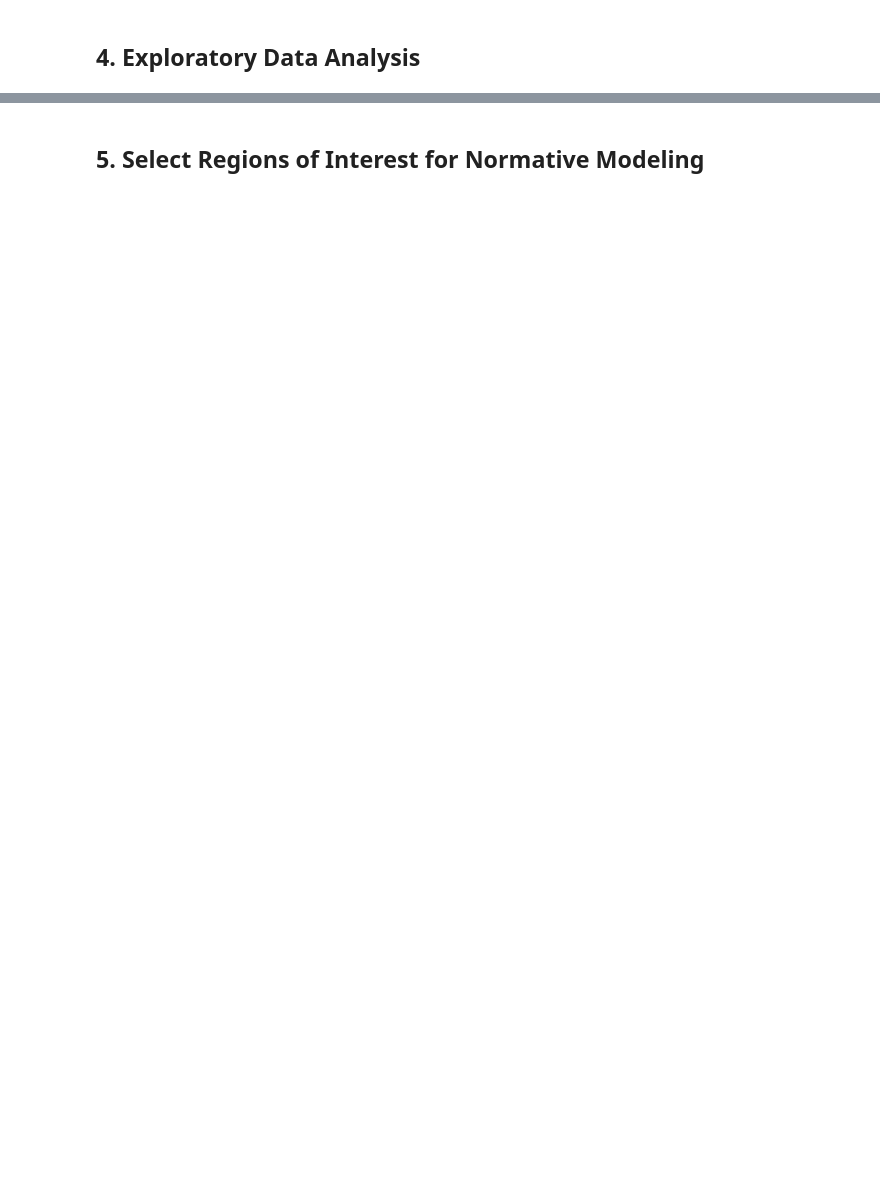
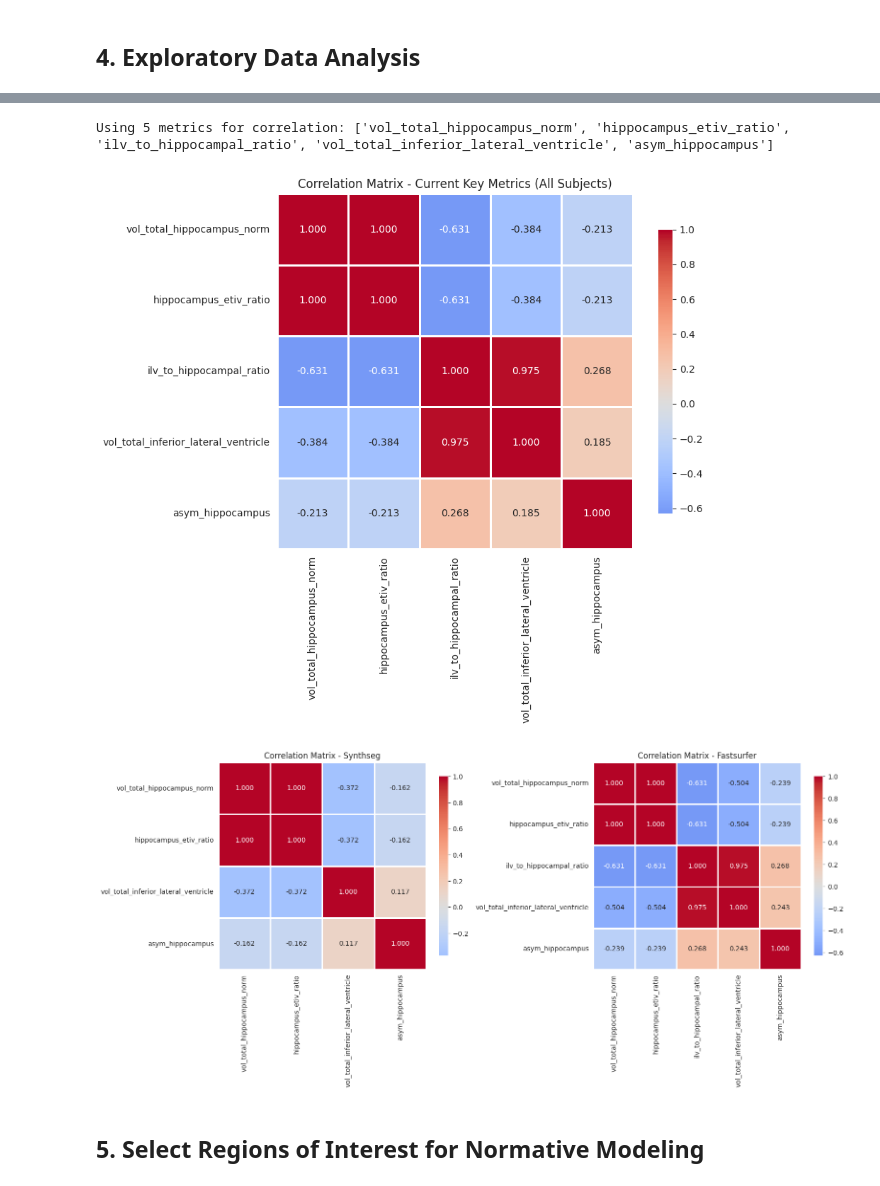
Before and after one commit to marver17/hippocampal-normative-models, a Jupyter notebook: notebooks/9_normative_model_preparation.ipynb, the cells around one changed output, grey strips where cells are left out. Cells and saved outputs as stored; diff of their text form; code cells hidden in the pictures; blank space fills up the shorter version.

```diff
--- a/notebooks/9_normative_model_preparation.ipynb
+++ b/notebooks/9_normative_model_preparation.ipynb
@@ -445,3 +492,76 @@ plt.show()
+# %%
+# 4.5 Correlation matrix for current key metrics
+metric_candidates = [
+    'vol_total_hippocampus_norm',
+    'hippocampus_etiv_ratio',
+    'ilv_to_hippocampal_ratio',
+    'vol_total_lateral_ventricle_norm',
+    'vol_total_inferior_lateral_ventricle',
+    'vol_total_ventricles',
+    'brain_parenchymal_fraction',
+    'asym_hippocampus',
+]
+
+key_metrics = [col for col in metric_candidates if col in df_filtered.columns]
+print(f"Using {len(key_metrics)} metrics for correlation: {key_metrics}")
+
+if len(key_metrics) < 2:
+    print("Not enough numeric metrics available to compute correlation matrix.")
+else:
+    # Overall correlation
+    corr_all = df_filtered[key_metrics].corr(numeric_only=True)
+    fig, ax = plt.subplots(figsize=(10, 8))
+    sns.heatmap(
+        corr_all,
+        annot=True,
+        fmt='.3f',
+        cmap='coolwarm',
+        center=0,
+        square=True,
+        linewidths=1,
+        cbar_kws={"shrink": 0.8},
+        ax=ax,
+    )
+    ax.set_title('Correlation Matrix - Current Key Metrics (All Subjects)')
+    plt.tight_layout()
+    plt.show()
+
+    # Method-specific correlation (if available)
+    if 'source_method' in df_filtered.columns:
+        methods_present = [m for m in ['synthseg', 'fastsurfer'] if m in df_filtered['source_method'].astype(str).str.lower().unique()]
+        if methods_present:
+            fig, axes = plt.subplots(1, len(methods_present), figsize=(8 * len(methods_present), 7))
+            if len(methods_present) == 1:
+                axes = [axes]
+
+            for ax, method in zip(axes, methods_present):
+                subset = df_filtered[df_filtered['source_method'].astype(str).str.lower() == method]
+                valid_metrics = [c for c in key_metrics if subset[c].notna().sum() > 1]
+                if len(valid_metrics) < 2:
+                    ax.text(0.5, 0.5, f'Not enough data for {method}', ha='center', va='center')
+                    ax.set_axis_off()
+                    continue
+
+                corr_method = subset[valid_metrics].corr(numeric_only=True)
+                sns.heatmap(
+                    corr_method,
+                    annot=True,
+                    fmt='.3f',
+                    cmap='coolwarm',
+                    center=0,
+                    square=True,
+                    linewidths=1,
+                    cbar_kws={"shrink": 0.8},
+                    ax=ax,
+                )
+                ax.set_title(f'Correlation Matrix - {method.capitalize()}')
+
+            plt.tight_layout()
+            plt.show()
+# %% [output]
+Using 5 metrics for correlation: ['vol_total_hippocampus_norm', 'hippocampus_etiv_ratio', 'ilv_to_hippocampal_ratio', 'vol_total_inferior_lateral_ventricle', 'asym_hippocampus']
+[figure, added]
+[figure, added]
 # %% [markdown]
 ## 5. Select Regions of Interest for Normative Modeling
 # %%
```
Also changed, not shown: parts of 23 cells of this notebook, 51 other files.
